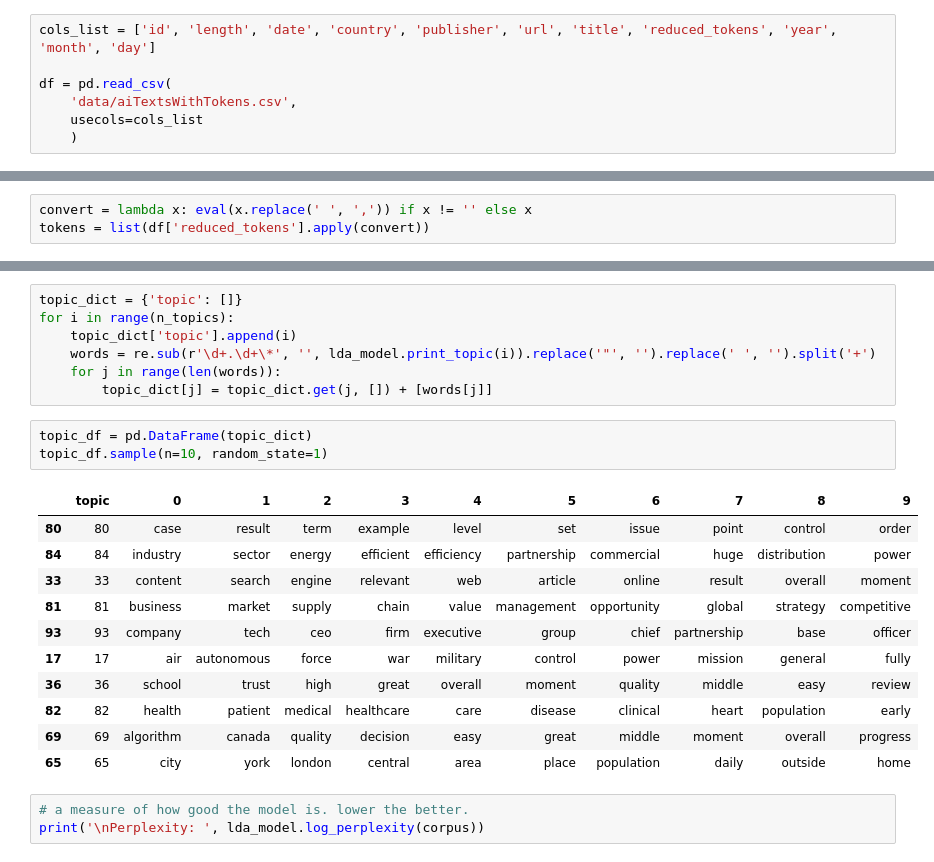
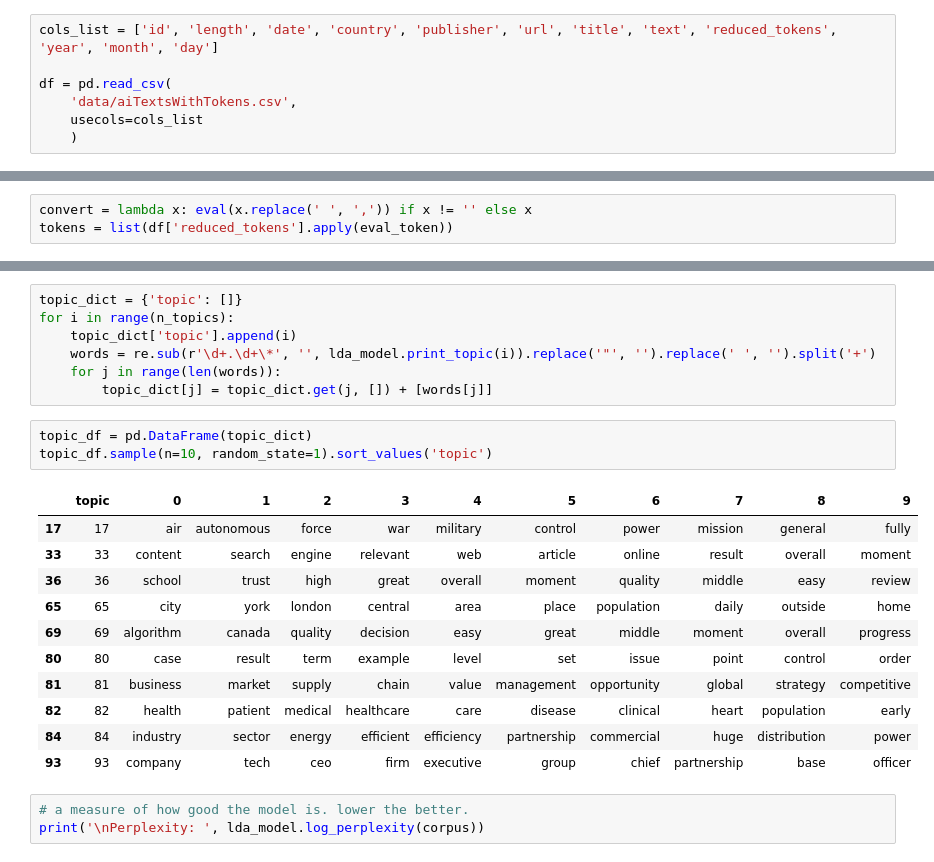
Before and after one commit to varshar16/K-SVD-Word-Embedding, a Jupyter notebook: ksvd-application.ipynb, the cells around one changed output, grey strips where cells are left out. Drawn from its saved outputs; the diff is of its cells as text.

```diff
--- a/ksvd-application.ipynb
+++ b/ksvd-application.ipynb
@@ -218,7 +218,7 @@ import gensim.corpora as corpora
 from gensim.utils import simple_preprocess
 from gensim.models import CoherenceModel
 # %%
-cols_list = ['id', 'length', 'date', 'country', 'publisher', 'url', 'title', 'reduced_tokens', 'year', 'month', 'day']
+cols_list = ['id', 'length', 'date', 'country', 'publisher', 'url', 'title', 'text', 'reduced_tokens', 'year', 'month', 'day']
 
 df = pd.read_csv(
     'data/aiTextsWithTokens.csv',
@@ -231,3 +233,3 @@ df.shape
 # %%
 convert = lambda x: eval(x.replace(' ', ',')) if x != '' else x
-tokens = list(df['reduced_tokens'].apply(convert))
+tokens = list(df['reduced_tokens'].apply(eval_token))
@@ -276,19 +289,19 @@ for i in range(n_topics):
         topic_dict[j] = topic_dict.get(j, []) + [words[j]]
 # %%
 topic_df = pd.DataFrame(topic_dict)
-topic_df.sample(n=10, random_state=1)
+topic_df.sample(n=10, random_state=1).sort_values('topic')
 # %% [output]
 |  | topic | 0 | 1 | 2 | 3 | 4 | 5 | 6 | 7 | 8 | 9 |
+| 17 | 17 | air | autonomous | force | war | military | control | power | mission | general | fully |
+| 33 | 33 | content | search | engine | relevant | web | article | online | result | overall | moment |
+| 36 | 36 | school | trust | high | great | overall | moment | quality | middle | easy | review |
+| 65 | 65 | city | york | london | central | area | place | population | daily | outside | home |
+| 69 | 69 | algorithm | canada | quality | decision | easy | great | middle | moment | overall | progress |
 | 80 | 80 | case | result | term | example | level | set | issue | point | control | order |
+| 81 | 81 | business | market | supply | chain | value | management | opportunity | global | strategy | competitive |
+| 82 | 82 | health | patient | medical | healthcare | care | disease | clinical | heart | population | early |
 | 84 | 84 | industry | sector | energy | efficient | efficiency | partnership | commercial | huge | distribution | power |
-| 33 | 33 | content | search | engine | relevant | web | article | online | result | overall | moment |
-| 81 | 81 | business | market | supply | chain | value | management | opportunity | global | strategy | competitive |
 | 93 | 93 | company | tech | ceo | firm | executive | group | chief | partnership | base | officer |
-| 17 | 17 | air | autonomous | force | war | military | control | power | mission | general | fully |
-| 36 | 36 | school | trust | high | great | overall | moment | quality | middle | easy | review |
-| 82 | 82 | health | patient | medical | healthcare | care | disease | clinical | heart | population | early |
-| 69 | 69 | algorithm | canada | quality | decision | easy | great | middle | moment | overall | progress |
-| 65 | 65 | city | york | london | central | area | place | population | daily | outside | home |
 # %%
 # a measure of how good the model is. lower the better.
 print('\nPerplexity: ', lda_model.log_perplexity(corpus))
```
Also changed, not shown: parts of 36 cells of this notebook.
